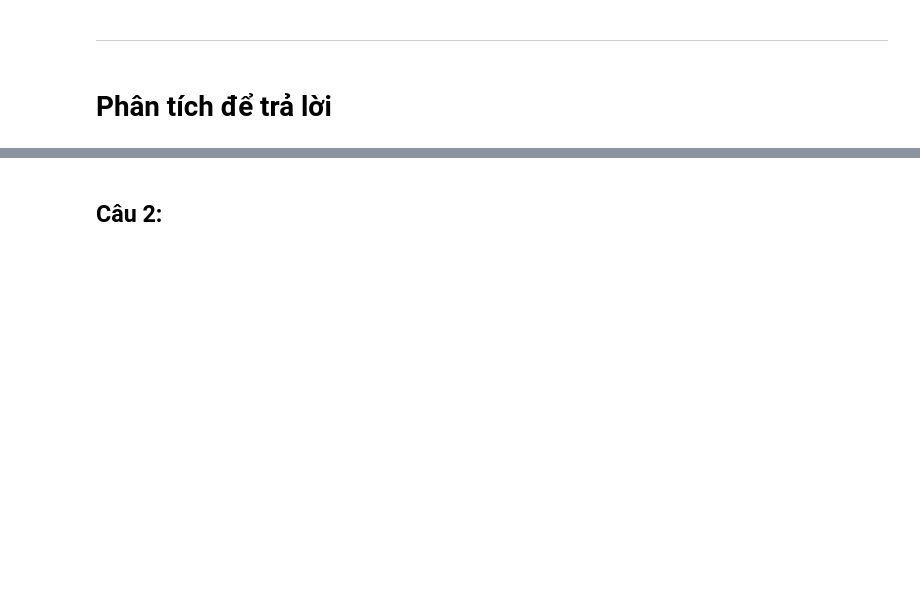
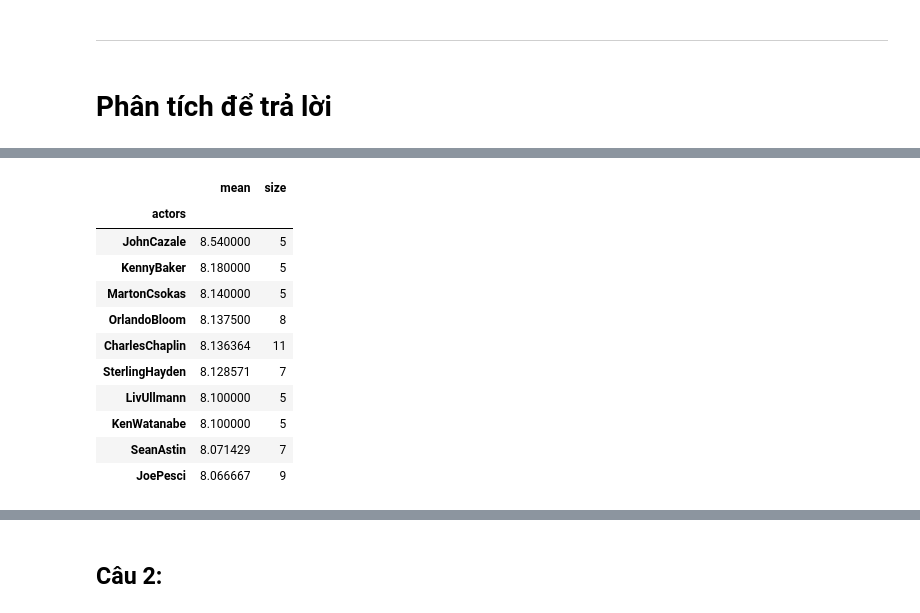
Before and after one commit to namhoai167/P4DS_Project, a Jupyter notebook: Final_Project.ipynb, the cells around one changed output, grey strips where cells are left out. Drawn from its saved outputs; the diff is of its cells as text; code cells hidden in the pictures; blank space fills up the shorter version.

```diff
--- a/Final_Project.ipynb
+++ b/Final_Project.ipynb
@@ -746,0 +761,26 @@ Name: actors, dtype: int64
+# %%
+df5 = movie_by_vote(movies_ratings_df, 'males_18age_avg_vote')
+
+# Lấy cột diễn viên và bình chọn trung bình có trọng số
+# sau đó groupby theo diễn viên
+# tính điểm trung bình của những phim họ đóng
+# và tính số lượng phim họ đóng để lọc ra
+df5 = df5.explode('actors')[['actors', 'males_18age_avg_vote']]\
+.groupby(['actors']).agg(['mean', 'size'])
+df5.columns = df5.columns.droplevel()
+
+# Diễn viên đó phải đóng ít nhất 5 phim (có điểm trung bình trên 7)
+df5[df5['size'] >= 5].sort_values(by='mean', ascending=False)[:10]
+# %% [output]
+|  | mean | size |
+| actors |  |  |
+| JohnCazale | 8.540000 | 5 |
+| KennyBaker | 8.180000 | 5 |
+| MartonCsokas | 8.140000 | 5 |
+| OrlandoBloom | 8.137500 | 8 |
+| CharlesChaplin | 8.136364 | 11 |
+| SterlingHayden | 8.128571 | 7 |
+| LivUllmann | 8.100000 | 5 |
+| KenWatanabe | 8.100000 | 5 |
+| SeanAstin | 8.071429 | 7 |
+| JoePesci | 8.066667 | 9 |
```
Also changed, not shown: parts of 24 cells of this notebook.
